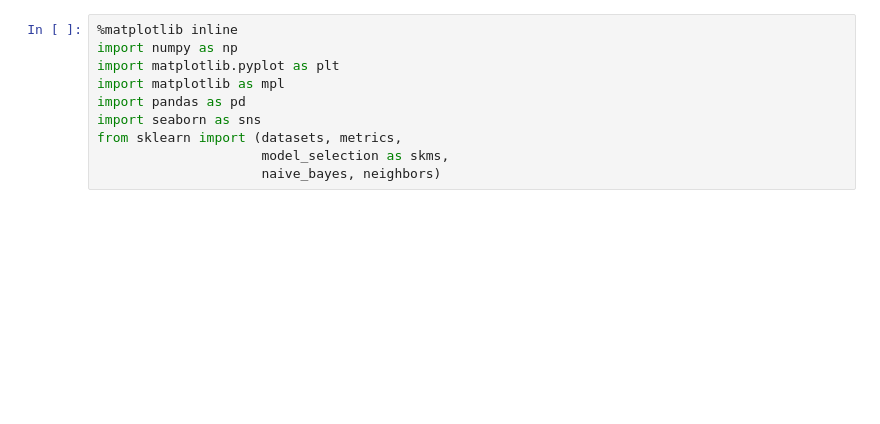
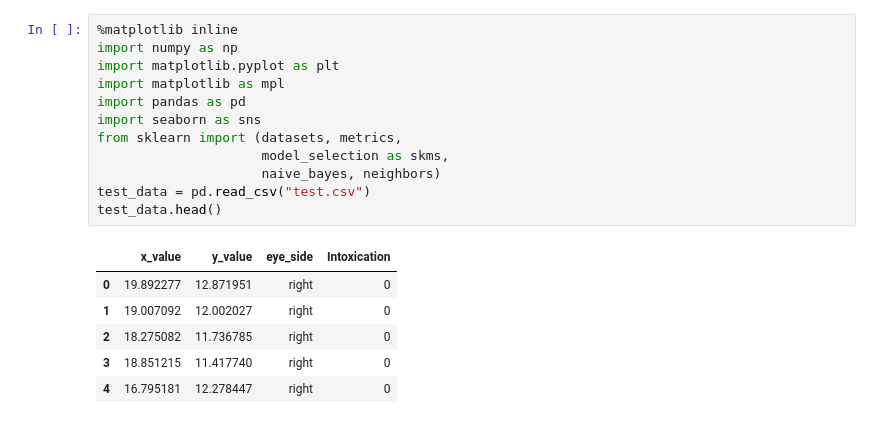
Before and after one commit to JakeKitzmann/HGN_Classification, a Jupyter notebook: Server/Classification/Drunk Classification.ipynb, the cells around one changed output. Cells and saved outputs as stored; diff of their text form; blank space fills up the shorter version.

```diff
--- a/Server/Classification/Drunk Classification.ipynb
+++ b/Server/Classification/Drunk Classification.ipynb
@@ -1,10 +1,19 @@
 # %%
 %matplotlib inline
 import numpy as np
 import matplotlib.pyplot as plt
 import matplotlib as mpl
 import pandas as pd
 import seaborn as sns
 from sklearn import (datasets, metrics,
                      model_selection as skms,
                      naive_bayes, neighbors)
+test_data = pd.read_csv("test.csv")
+test_data.head()
+# %% [output]
+|  | x_value | y_value | eye_side | Intoxication |
+| 0 | 19.892277 | 12.871951 | right | 0 |
+| 1 | 19.007092 | 12.002027 | right | 0 |
+| 2 | 18.275082 | 11.736785 | right | 0 |
+| 3 | 18.851215 | 11.417740 | right | 0 |
+| 4 | 16.795181 | 12.278447 | right | 0 |
```
Also changed, not shown: parts of 4 cells of this notebook, 3 other files.
